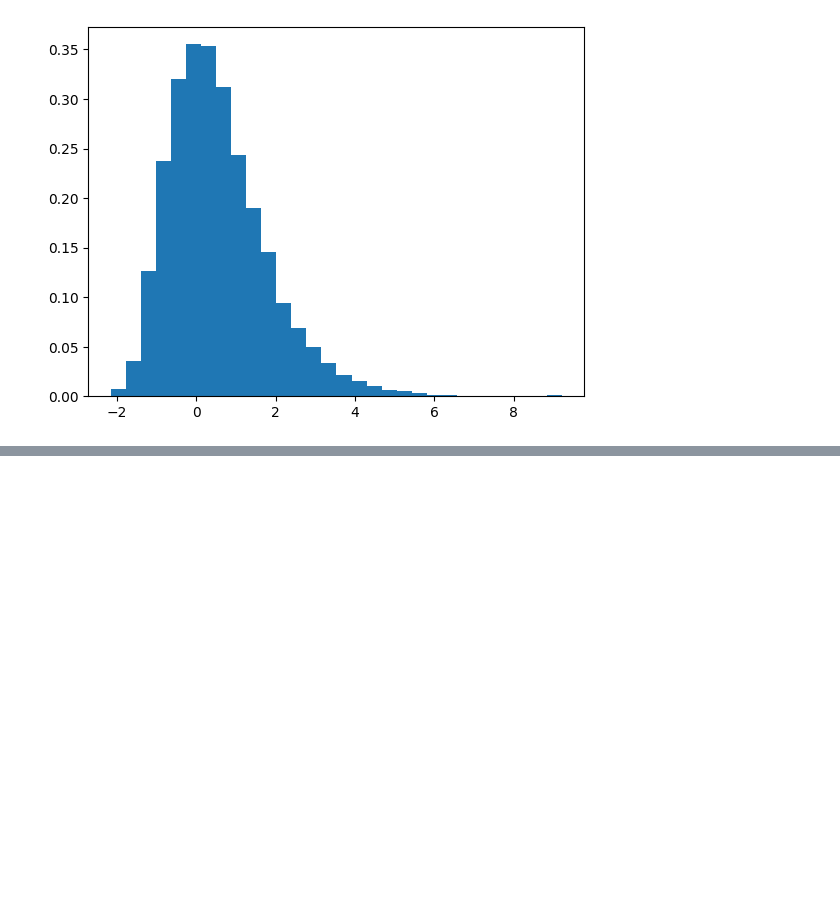
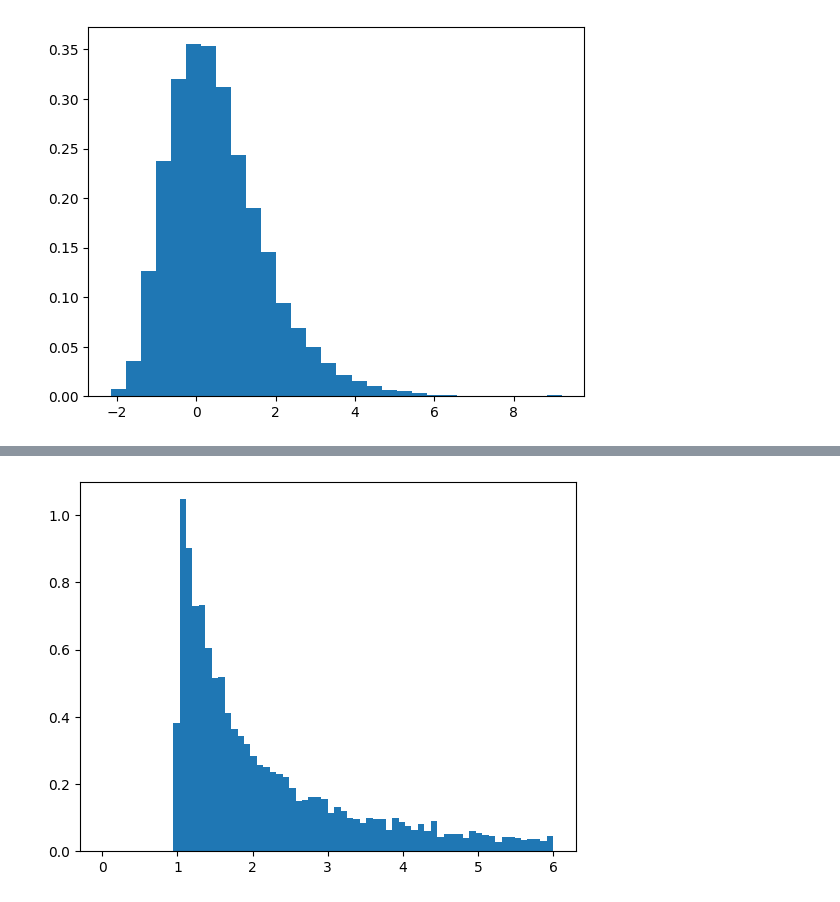
Before and after one commit to LuisManuelCatzoliSoriano/Simulacion-I, a Jupyter notebook: DTriangular.ipynb, the cells around one changed output, grey strips where cells are left out. Saved outputs shown, nothing was run; the diff lists cells and outputs as text; code cells hidden in the pictures; blank space fills up the shorter version.

```diff
--- a/DTriangular.ipynb
+++ b/DTriangular.ipynb
@@ -81,0 +116,15 @@ plt.show()
+# %%
+def pa(n):
+  lis=[]
+  for i in range(n):
+    u=r.random()
+    x=(1/(1-u))**(1/1)
+    lis.append(x)
+  return lis
+# %%
+p=pa(10000)
+# %%
+plt.hist(p, bins=70, density=True, range=(0,6))
+plt.show()
+# %% [output]
+[figure, added]
```
Also changed, not shown: parts of 6 cells of this notebook.
